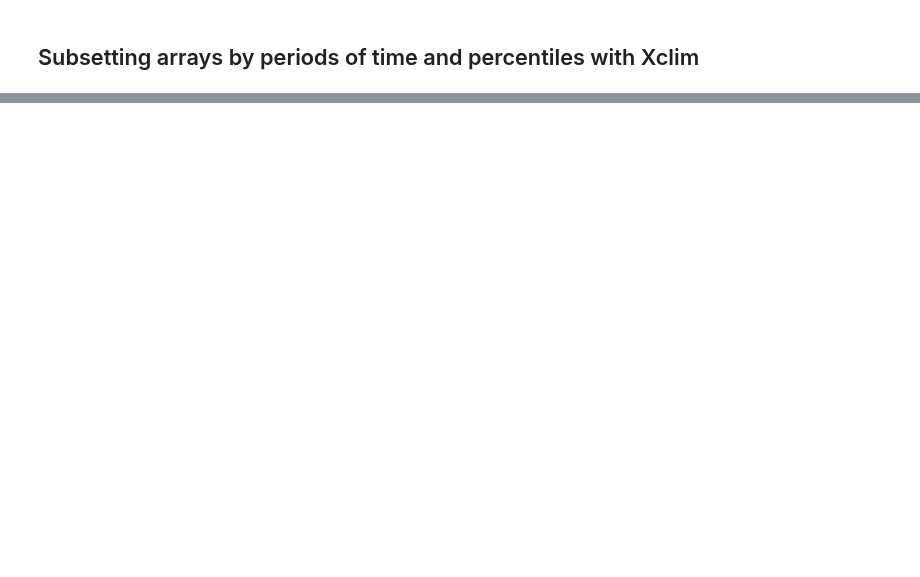
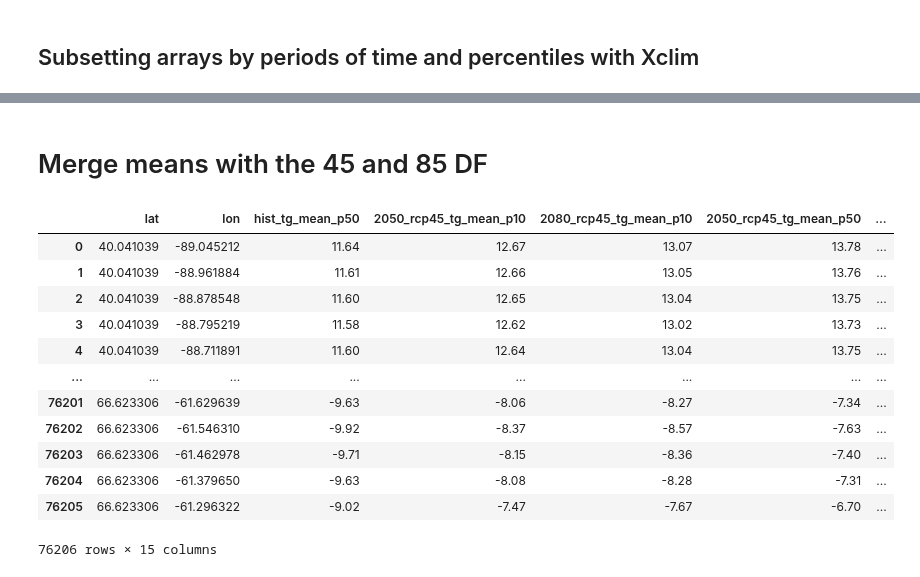
Before and after one commit to marinalopez2110/FistTemplateClimPort, a Jupyter notebook: Creating Maps with Xclim2.ipynb, the cells around one changed output, grey strips where cells are left out. Saved outputs shown, nothing was run; the diff lists cells and outputs as text; code cells hidden in the pictures; blank space fills up the shorter version.

```diff
--- a/Creating Maps with Xclim2.ipynb
+++ b/Creating Maps with Xclim2.ipynb
@@ -620,0 +379,3 @@ dfper
+# %%
+dftg1 = dftg.drop(columns=["hist_rcp45_tg_mean_p10","hist_rcp45_tg_mean_p50", "hist_rcp45_tg_mean_p90", "hist_rcp85_tg_mean_p10", "hist_rcp85_tg_mean_p50", "hist_rcp85_tg_mean_p90"])
+dftgh = dftg[["hist_rcp45_tg_mean_p50", "hist_rcp85_tg_mean_p50"]]
@@ -620,0 +401,3 @@ dfper
+# %%
+dftgh["hist_tg_mean_p50"] = round((dftgh["hist_rcp45_tg_mean_p50"]+ dftgh["hist_rcp85_tg_mean_p50"])/2, 2)
+dftgh2 = dftgh.reset_index()
@@ -620,0 +410,3 @@ dfper
+# %%
+dftgh3 = dftgh2[["lat", "lon", "hist_tg_mean_p50"]]
+dftgh3
@@ -620,0 +427,20 @@ dfper
+# %% [markdown]
+# Merge means with the 45 and 85 DF
+# %%
+dftg_all = pd.merge(dftgh3, dftg1, on=["lat","lon"])
+# %%
+dftg_all
+# %% [output]
+|  | lat | lon | hist_tg_mean_p50 | 2050_rcp45_tg_mean_p10 | 2080_rcp45_tg_mean_p10 | 2050_rcp45_tg_mean_p50 | ... |
+| 0 | 40.041039 | -89.045212 | 11.64 | 12.67 | 13.07 | 13.78 | ... |
+| 1 | 40.041039 | -88.961884 | 11.61 | 12.66 | 13.05 | 13.76 | ... |
+| 2 | 40.041039 | -88.878548 | 11.60 | 12.65 | 13.04 | 13.75 | ... |
+| 3 | 40.041039 | -88.795219 | 11.58 | 12.62 | 13.02 | 13.73 | ... |
+| 4 | 40.041039 | -88.711891 | 11.60 | 12.64 | 13.04 | 13.75 | ... |
+| ... | ... | ... | ... | ... | ... | ... | ... |
+| 76201 | 66.623306 | -61.629639 | -9.63 | -8.06 | -8.27 | -7.34 | ... |
+| 76202 | 66.623306 | -61.546310 | -9.92 | -8.37 | -8.57 | -7.63 | ... |
+| 76203 | 66.623306 | -61.462978 | -9.71 | -8.15 | -8.36 | -7.40 | ... |
+| 76204 | 66.623306 | -61.379650 | -9.63 | -8.08 | -8.28 | -7.31 | ... |
+| 76205 | 66.623306 | -61.296322 | -9.02 | -7.47 | -7.67 | -6.70 | ... |
+76206 rows × 15 columns
```
Also changed, not shown: parts of 62 cells of this notebook.
